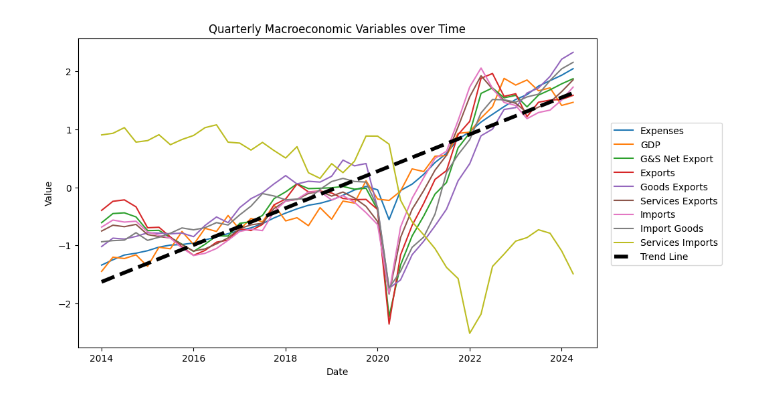
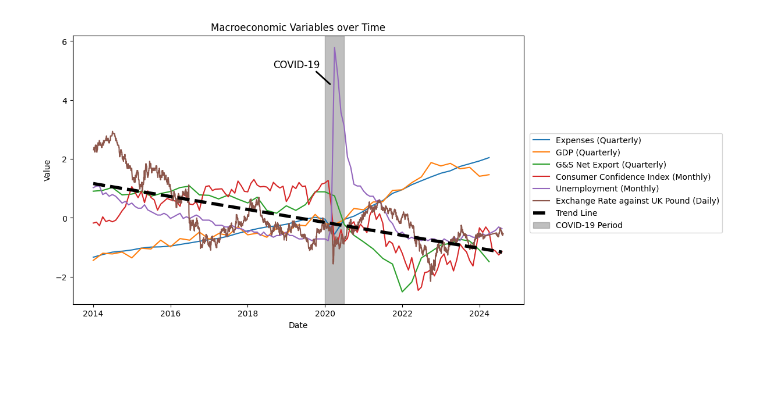
Before and after one commit to haonanah/DSE4212, a Jupyter notebook: EDA/plotting.ipynb, the cells around one changed output. Cells and saved outputs as stored; diff of their text form; code cells hidden in the pictures; blank space fills up the shorter version.

Commit message:
added macro corr plot and macro code; renamed fundamental indicators data file

```diff
--- a/EDA/plotting.ipynb
+++ b/EDA/plotting.ipynb
@@ -11,9 +11,14 @@ unemployment = pd.read_csv(os.path.join(os.path.dirname(current_loc), 'data', 'm
 
 gdp = gdp.rename(columns={'DATE': 'date'})
 gns = gns.iloc[:,:8]
+gns['date'] = pd.to_datetime(gns['date'], format='%d/%m/%Y')
+gdp['date'] = pd.to_datetime(gns['date'], format='%d/%m/%Y')
+expenses['date'] = pd.to_datetime(gns['date'], format='%d/%m/%Y')
 unemployment = unemployment.iloc[:128,:]
 
 quarterly_data = expenses.merge(gdp, on='date', how='left').merge(gns, on='date', how='left')
-monthly_data = unemployment
+quarterly_data = quarterly_data.drop(['exports', 'exports_goods', 'exports_services', 'imports', 'imports_goods', 'imports_services'],axis=1)
+monthly_data = unemployment.merge(index_consumer_services,on='date',how='left')
+daily_data = exchange_rate
 quarterly_data.head()
 # %% [output]
@@ -29,35 +34,50 @@ import matplotlib.pyplot as plt
 from sklearn.preprocessing import StandardScaler
 import numpy as np
 from sklearn.linear_model import LinearRegression
+import seaborn as sns
+covariates_quarterly = quarterly_data.columns.difference(['date'])
+covariate_labels_quarterly = ['Expenses (Quarterly)', 'GDP (Quarterly)', 'G&S Net Export (Quarterly)']
 
-quarterly_data['date'] = pd.to_datetime(quarterly_data['date'])
-covariates = quarterly_data.columns.difference(['date'])
-quarterly_data = quarterly_data.dropna() # removing the dates
-dates = quarterly_data['date']
-columns_to_standardize = quarterly_data.columns.difference(['date'])
-for column in quarterly_data.columns.difference(['date']):
-    quarterly_data[column] = quarterly_data[column].astype(str).str.replace(',', '')
-    quarterly_data[column] = pd.to_numeric(quarterly_data[column], errors='coerce')  # Convert back to numeric
-data_to_standardize = quarterly_data[columns_to_standardize]
+def df_standardizer(df):
+    df['date'] = pd.to_datetime(df['date'])
+    df = df.dropna() # removing the dates
+    dates = df['date']
+    columns_to_standardize = df.columns.difference(['date'])
+    for column in df.columns.difference(['date']):
+        df.loc[:, column] = pd.to_numeric(df[column].astype(str).str.replace(',', ''), errors='coerce')
+        df.loc[:,column] = pd.to_numeric(df[column], errors='coerce')  # Convert back to numeric
+        df.loc[:,column] = df[column].astype(float)
+    data_to_standardize = df[columns_to_standardize]
+    scaler = StandardScaler()
+    standardized_data = scaler.fit_transform(data_to_standardize)
+    standardized_df = pd.DataFrame(standardized_data, columns=columns_to_standardize)
+    standardized_df = pd.concat([dates.reset_index(drop=True), standardized_df.reset_index(drop=True)], axis=1)
+    return(standardized_df)
 
-# Step 2: Initialize the StandardScaler
-scaler = StandardScaler()
+covariates_monthly = monthly_data.columns.difference(['date'])
+covariate_labels_monthly = ['Consumer Confidence Index (Monthly)', 'Unemployment (Monthly)']
+standardized_df_monthly = df_standardizer(monthly_data)
 
-# Step 3: Fit and transform the data (standardize it)
-standardized_data = scaler.fit_transform(data_to_standardize)
-standardized_df = pd.DataFrame(standardized_data, columns=columns_to_standardize)
-standardized_df = pd.concat([dates.reset_index(drop=True), standardized_df.reset_index(drop=True)], axis=1)
-covariate_labels = ['Expenses', 'GDP', 'G&S Net Export', 'Exports', 'Goods Exports', 'Services Exports', 'Imports', 'Import Goods', 'Services Imports']
+covariates_daily = daily_data.columns.difference(['date'])
+covariate_labels_daily = ['Exchange Rate against UK Pound (Daily)']
+standardized_df_daily = df_standardizer(daily_data)
 
+standardized_df_quarterly = df_standardizer(quarterly_data)
 plt.figure(figsize=(10, 6))
 # Plot each covariate as a line on the same graph
-for i in range(len(covariates)):
-    covariate_name = covariates[i]
-    label = covariate_labels[i]
-    plt.plot(standardized_df['date'], standardized_df[covariate_name], label=label)
+for i in range(len(covariates_quarterly)):
+    covariate_name = covariates_quarterly[i]
+    label = covariate_labels_quarterly[i]
+    plt.plot(standardized_df_quarterly['date'], standardized_df_quarterly[covariate_name], label=label)
 
-X = np.arange(len(standardized_df)).reshape(-1, 1)  # Use index as feature
-y = standardized_df["GDP"].values  # The selected covariate
+for i in range(len(covariates_monthly)):
+    covariate_name = covariates_monthly[i]
+    label = covariate_labels_monthly[i]
+    plt.plot(standardized_df_monthly['date'], standardized_df_monthly[covariate_name], label=label)
+plt.plot(standardized_df_daily['date'], standardized_df_daily['pound_dollar_exchange_rate'], label=covariate_labels_daily[0])
+
+X = np.arange(len(standardized_df_monthly)).reshape(-1, 1)  # Use index as feature
+y = standardized_df_monthly["ics"].values  # The selected covariate
 
 # Fit linear regression model
 model = LinearRegression()
@@ -67,12 +87,19 @@ model.fit(X, y)
 trend_line = model.predict(X)
 
 # Plot the trend line
-plt.plot(standardized_df['date'], trend_line, color='black', linestyle='--', linewidth=4, label='Trend Line')
+plt.plot(standardized_df_monthly['date'], trend_line, color='black', linestyle='--', linewidth=4, label='Trend Line')
 
-plt.title('Quarterly Macroeconomic Variables over Time')
+plt.axvspan(pd.to_datetime('2019-12-30'), pd.to_datetime('2020-06-30'), color='gray', alpha=0.5, label='COVID-19 Period')
+plt.text(pd.to_datetime('2018-08-30'), 5.1, 'COVID-19', fontsize=12, color='black')
+plt.annotate(
+    '',  # No label for the arrow itself
+    xy=(pd.to_datetime('2020-03-01'), 4.5),  # End point of the arrow (somewhere between the vertical lines)
+    xytext=(pd.to_datetime('2019-09-30'), 5),  # Start point of the arrow (position of the text)
+    arrowprops=dict(arrowstyle='-', color='black',linewidth=2, linestyle='-')  # Line style and color
+)
+
+plt.title('Macroeconomic Variables over Time')
 plt.xlabel('Date')
 plt.ylabel('Value')
-plt.legend(loc='lower right', bbox_to_anchor=(1.25, 0.25))
-# Display the plot
-plt.show()
+plt.legend(loc='lower right', bbox_to_anchor=(1.45, 0.25))
 # %% [output]
@@ -79 +107 @@ plt.show()
-[figure, old version]
+[figure, new version]
```
Also changed, not shown: parts of 8 cells of this notebook, 10 other files.
